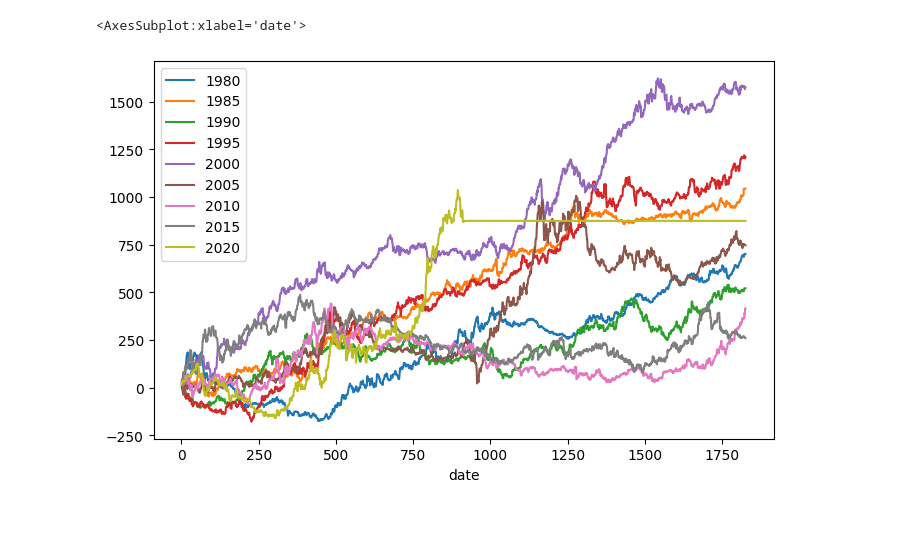
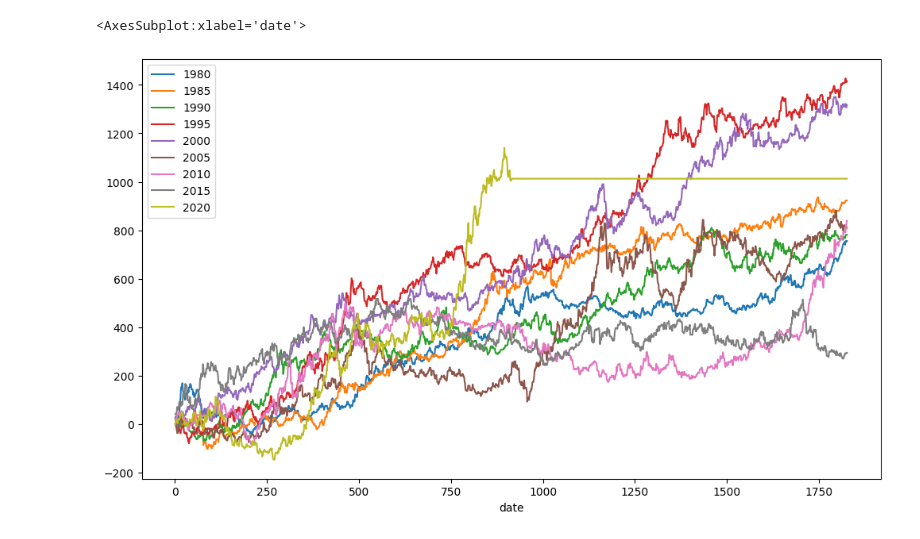
Before and after one commit to chiaolun/trend_following, a Jupyter notebook: analysis.ipynb, the cells around one changed output. Drawn from its saved outputs; the diff is of its cells as text; code cells hidden in the pictures.

```diff
--- a/analysis.ipynb
+++ b/analysis.ipynb
@@ -68,8 +70,10 @@ metadata = (
     .dropna(subset=["Exch Symbol", "Currency", "Name", "Point Value",
                     "Symbol", 'Futures Category'])
     .loc[lambda df: ~df.Symbol.isin(["TW1", "TW2"])]
-    .set_index("Symbol")
+    .rename(columns={"Symbol": "contract"})
+    .set_index("contract")
 )
+
 metadata.loc[lambda df: df["Futures Category"].isin([
     'Indexes-Asian', 'Indexes-Australian',
     'Indexes-Canadian', 'Indexes-European',
@@ -77,8 +81,11 @@ metadata.loc[lambda df: df["Futures Category"].isin([
     'Indexes-Mexican', 'Indexes-S. African', 'Indexes-S. American',
     'Indexes-U.S.',
 ]), 'Futures Category'] = "Equity Index"
+
 metadata.loc[
     lambda df: df["Futures Category"].isin([
         'Govt Notes', 'Govt Bonds', 'Govt Rates', 'Interest Rates', 'Indexes-U.S. Bonds',
-    ]), 'Futures Category'] = "Fixed Income"
+]), 'Futures Category'] = "Fixed Income"
+
+metadata.loc["DX2", 'Futures Category'] = "FOREX"
 # %% [output]
@@ -98,7 +122,10 @@ contract_mask = (
     &
     ~point_values.str.contains("mwh")
     &
-    ~names.index.isin(["TF", "ER2", "SP2", "ZI", "ZN", "TU2", "LC1"])
+    ~names.index.isin(["TF", "ER2", "SP2", "ZI", "ZN", "TU2", "LC1", "EX", "JT"])
+#     &
+#     # Too big
+#     ~names.index.isin(["PA2", "LGO", "US"])
     &
     (
         names.str.contains("combined session")
@@ -148,12 +159,8 @@ contract_volumes["category"] = contract_volumes.contract.map(metadata['Futures C
 contract_volumes["exchange"] = contract_volumes.contract.map(metadata.Exchange)
 contract_volumes["exch_symbol"] = contract_volumes.contract.map(metadata['Exch Symbol'])
 contract_volumes["name"] = contract_volumes.contract.map(metadata['Name'])
-contract_volumes["dollar_vol"] = contract_volumes.eval("adr * multiplier * volume")
-contract_volumes["cat_rank"] = (
-    contract_volumes.groupby(["category", "decade"])
-    .dollar_vol.rank(ascending=False)
-    .fillna(0).astype(int)
-)
+contract_volumes["dollar_vol_per"] = contract_volumes.eval("adr * multiplier")
+contract_volumes["dollar_vol"] = contract_volumes.eval("dollar_vol_per * volume")
 contract_volumes["start_year"] = contract_volumes.contract.map(
     dailies.groupby("contract").date.min().dt.year.astype("Int64")
 )
@@ -163,10 +170,19 @@ time: 209 ms (started: 2022-07-05 15:24:55 +08:00)
 shortlist = (
     contract_volumes
     .query("category != 'Equity Index'")
-    .query("cat_rank <= 7 & start_year < 2000 & decade == 2010")
-    .query("dollar_vol.rank(ascending=False) <= 50")
-    .sort_values("dollar_vol", ascending=False)
-    [["dollar_vol", "currency", "contract", "exchange", "exch_symbol",
+#     .query("category != 'Fixed Income'")
+    .query("start_year < 2000 & decade == 2010")
+    .query("contract not in ['CU', 'KC2']")
+    .assign(cat_rank=lambda df: (
+        df.groupby(["category", "decade"])
+        .dollar_vol.rank(ascending=False)
+        .fillna(0).astype(int)
+    ))
+    .sort_values(["cat_rank", "dollar_vol"], ascending=[True, False])
+#     .loc[lambda df: df.dollar_vol_per.lt(1e4)]
+    .head(30)
+#     .sort_values("dollar_vol_per")
+    [["dollar_vol", "dollar_vol_per", "currency", "contract", "exchange", "exch_symbol",
       "category", "cat_rank", "name", "start_year"]]
     .reset_index(drop=True)
 )
@@ -174,7 +190,7 @@ with all_rows:
     display(
         shortlist
         .style
-        .format(subset=["dollar_vol"], formatter="{:.1e}")
+        .format(subset=["dollar_vol", "dollar_vol_per"], formatter="{:.1e}")
         .set_properties(subset=["name"], **{'white-space': 'pre-wrap'})
     )
 # %% [output]
@@ -430,6 +440,6 @@ time: 7.15 ms (started: 2022-07-05 22:27:58 +08:00)
 # %%
-plt.figure(figsize=(8, 5), dpi=100)
+plt.figure(figsize=(12, 7), dpi=100)
 by_period.cumsum().fillna(method="ffill").plot(ax=plt.gca())
 # %% [output]
 <AxesSubplot:xlabel='date'>
-[figure, old version]
+[figure, new version]
```
Also changed, not shown: parts of 63 cells of this notebook, 5 other files.
